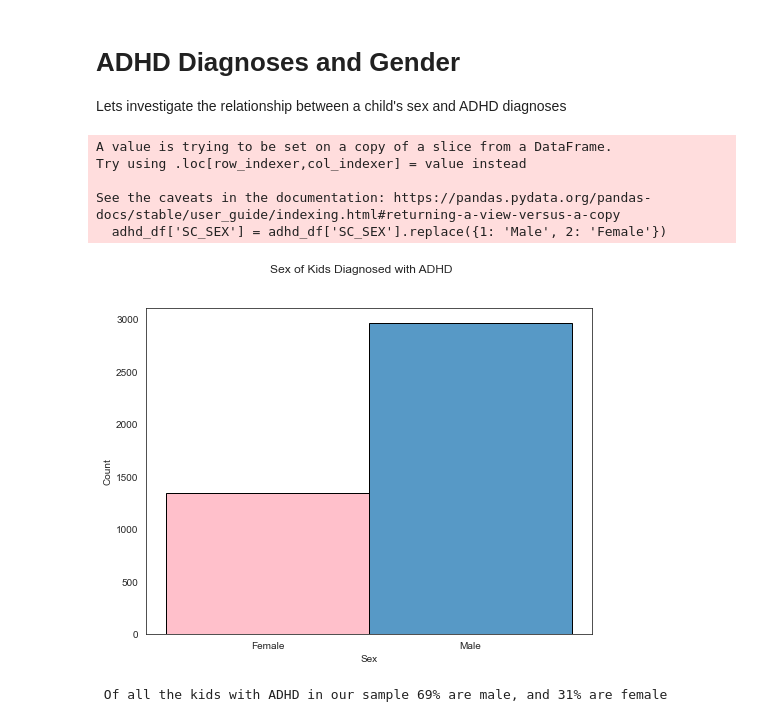
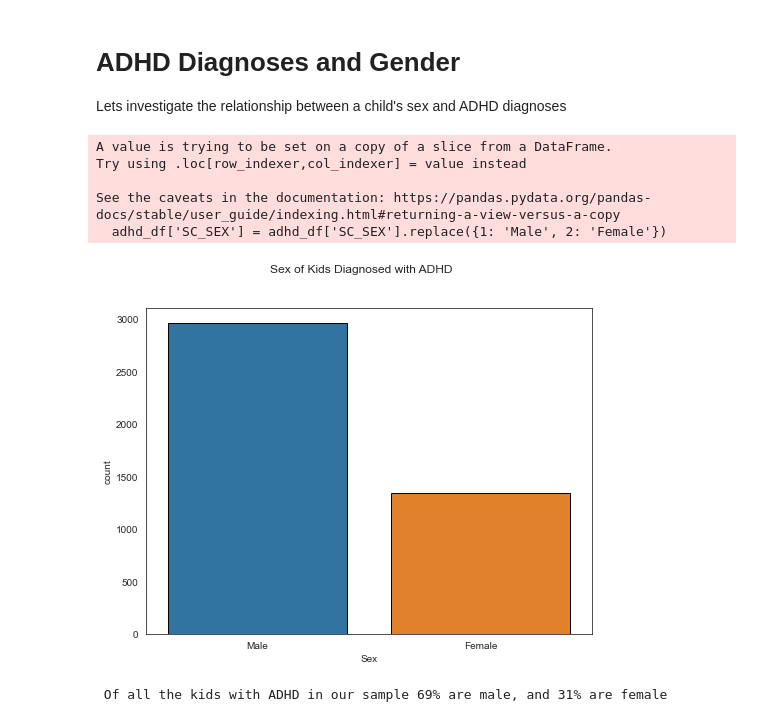
Before and after one commit to austint1121/Undiagnosed-ADHD-Identification, a Jupyter notebook: Notebooks/EDA.ipynb, the cells around one changed output. Drawn from its saved outputs; the diff is of its cells as text; code cells hidden in the pictures.

```diff
--- a/Notebooks/EDA.ipynb
+++ b/Notebooks/EDA.ipynb
@@ -145,26 +149,22 @@ Lets investigate the relationship between a child's sex and ADHD diagnoses
 # %%
 # Grab a dataframe with only ADHD diagnosed kids
 adhd_df = nsch[nsch['K2Q31A'] == 1]
 
 # Replace numbers with "Male" and "Female" for easier plotting
 adhd_df['SC_SEX'] = adhd_df['SC_SEX'].replace({1: 'Male', 2: 'Female'})
 
 # Plotting
 sex_fig, sex_ax = plt.subplots(figsize=(8, 6))
-adhd_sex_figure = sns.histplot(adhd_df['SC_SEX'], ax=sex_ax, edgecolor='black')
+adhd_sex_figure = sns.countplot(adhd_df['SC_SEX'], ax=sex_ax, edgecolor='black', order=['Male', 'Female'])
 plt.suptitle('Sex of Kids Diagnosed with ADHD')
 adhd_sex_figure.set(xlabel='Sex');
-
-# Setting color of "female" bar manually
-sex_ax.patches[0].set_color('pink')
-sex_ax.patches[0].set_edgecolor('black')
 # %% [output]
 A value is trying to be set on a copy of a slice from a DataFrame.
 Try using .loc[row_indexer,col_indexer] = value instead
 
 See the caveats in the documentation: https://pandas.pydata.org/pandas-docs/stable/user_guide/indexing.html#returning-a-view-versus-a-copy
   adhd_df['SC_SEX'] = adhd_df['SC_SEX'].replace({1: 'Male', 2: 'Female'})
-[figure, old version]
+[figure, new version]
 # %%
 # Get normalized value counts of Sex
 male_p, female_p = adhd_df['SC_SEX'].value_counts(normalize=True)
```
Also changed, not shown: parts of 7 cells of this notebook.
